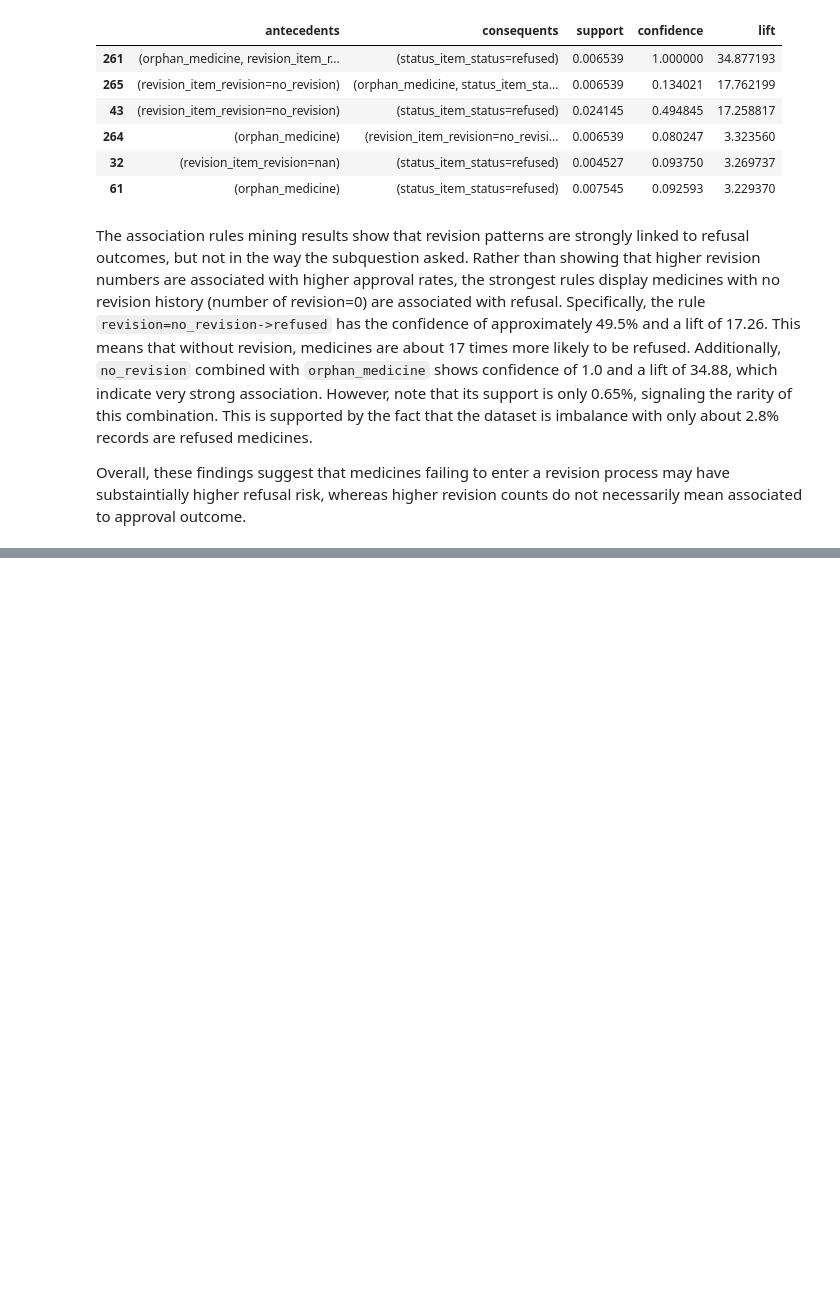
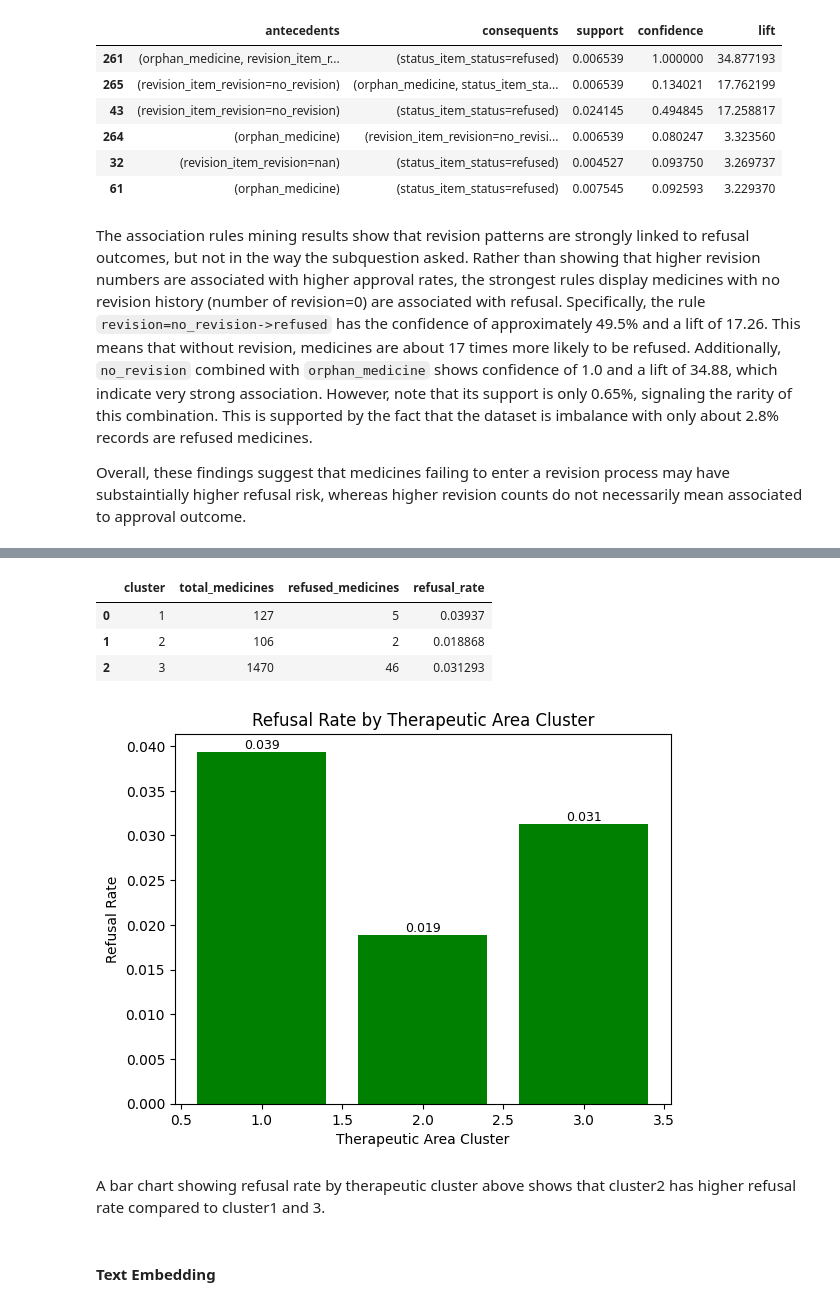
Before and after one commit to SChamnan/ba820-unsupervised-ml-team10-project, a Jupyter notebook: Chamnan_Suon_M4_European_Drugs_Development.ipynb, the cells around one changed output, grey strips where cells are left out. Saved outputs shown, nothing was run; the diff lists cells and outputs as text; code cells hidden in the pictures; blank space fills up the shorter version.

```diff
--- a/Chamnan_Suon_M4_European_Drugs_Development.ipynb
+++ b/Chamnan_Suon_M4_European_Drugs_Development.ipynb
@@ -713,0 +859,49 @@ Overall, these findings suggest that medicines failing to enter a revision proce
+# %%
+# Apply the same vectorizer + model to all drugs
+X_all = vectorizer.transform(drugs_df_clean["therapeutic_area"])
+drugs_df_clean["cluster"] = kmeans.predict(X_all) +1
+
+cluster_refusal = (
+    drugs_df_clean.groupby("cluster")
+    .agg(
+        total_medicines=("authorisation_status", "size"),
+        refused_medicines=("is_refused", "sum"),
+        refusal_rate=("is_refused", "mean")
+    )
+    .reset_index()
+    .sort_values("cluster", ascending=True)
+)
+
+cluster_refusal
+# %% [output]
+|  | cluster | total_medicines | refused_medicines | refusal_rate |
+| 0 | 1 | 127 | 5 | 0.03937 |
+| 1 | 2 | 106 | 2 | 0.018868 |
+| 2 | 3 | 1470 | 46 | 0.031293 |
+# %%
+# Refusal rate by each cluster
+plt.figure()
+bars = plt.bar(cluster_refusal["cluster"], cluster_refusal["refusal_rate"], color='green')
+
+# Add data labels
+for bar in bars:
+    height = bar.get_height()
+    plt.text(
+        bar.get_x() + bar.get_width() / 2,
+        height,
+        f'{height:.3f}', # Format to 3 decimal places
+        ha='center',
+        va='bottom',
+        fontsize=9
+    )
+
+plt.xlabel("Therapeutic Area Cluster")
+plt.ylabel("Refusal Rate")
+plt.title("Refusal Rate by Therapeutic Area Cluster")
+plt.show()
+# %% [output]
+[figure, added]
+# %% [markdown]
+A bar chart showing refusal rate by therapeutic cluster above shows that cluster2 has higher refusal rate compared to cluster1 and 3.
+# %% [markdown]
+#### **Text Embedding**
```
Also changed, not shown: parts of 32 cells of this notebook.
